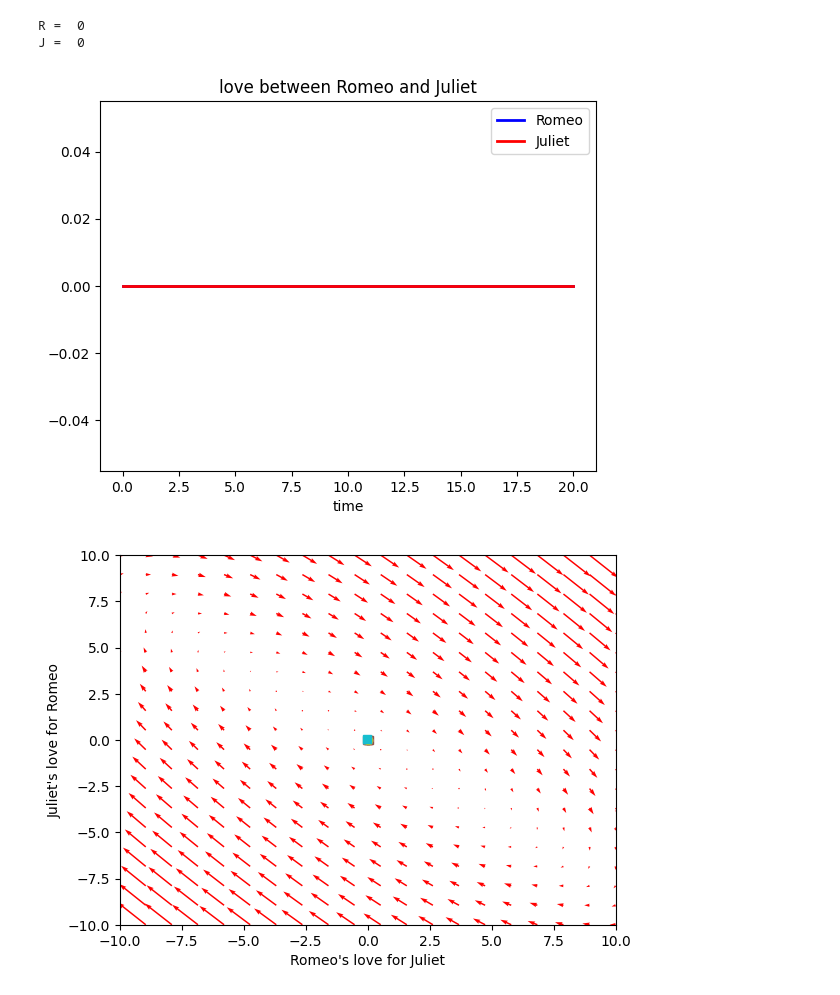
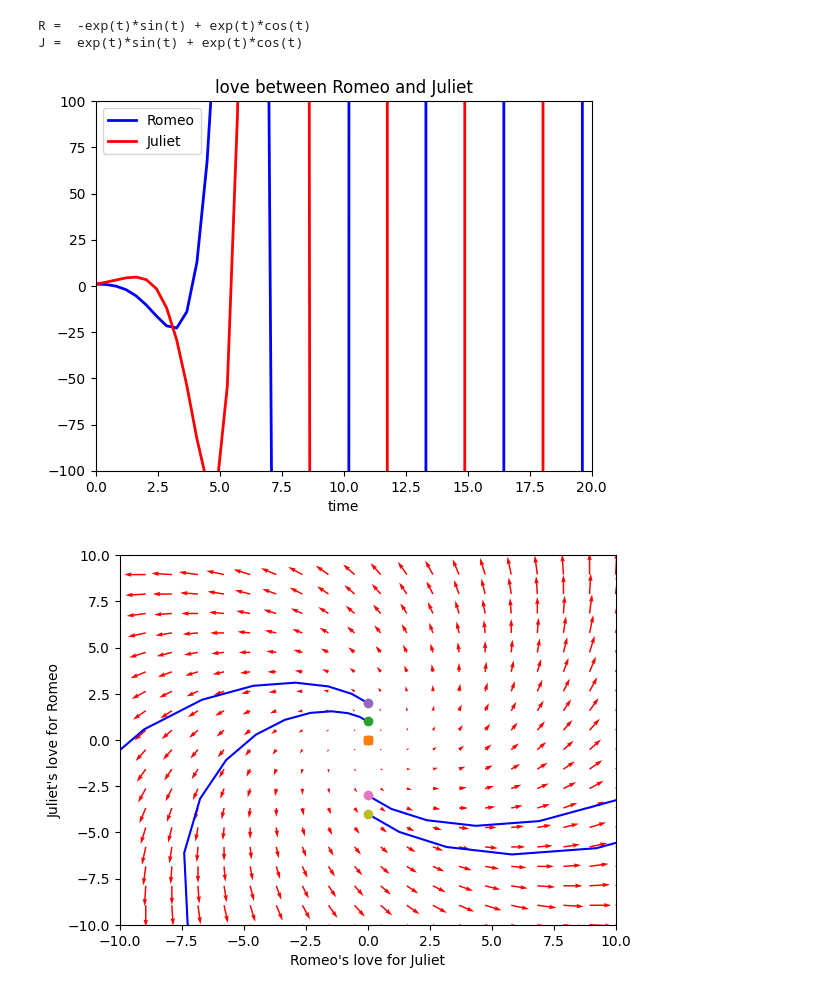
Before and after one commit to tangvanminh/ex2, a Jupyter notebook: t.ipynb, the cells around one changed output. Cells and saved outputs as stored; diff of their text form; code cells hidden in the pictures.

```diff
--- a/t.ipynb
+++ b/t.ipynb
@@ -7,9 +7,9 @@ from scipy.integrate import odeint
 
 def love(y, t):
     a = 1
-    b = 1
-    c = -1
-    d = -1
+    b = -2
+    c = -3
+    d = -4
     R = y[0]
     J = y[1]
     dRdt = a*R+b*J
@@ -58,12 +58,19 @@ from scipy.integrate import odeint
 import numpy as np
 import matplotlib.pyplot as plt
 from sympy import Symbol, Function, Derivative, Eq, dsolve, solve
-a = int(input("a = "))
-b = int(input("b = "))
-c = int(input("c = "))
-d = int(input("d = "))
-r0 = int(input("r0 = "))
-j0 = int(input("j0 = "))
+# a = int(input("a = "))
+# b = int(input("b = "))
+# c = int(input("c = "))
+# d = int(input("d = "))
+# r0 = int(input("r0 = "))
+# j0 = int(input("j0 = "))
+
+a = 1
+b = -1
+c = 1
+d = 1
+r0 = 1
+j0 = 1
 
 t = Symbol('t')
 r = Function('r')(t)
@@ -80,7 +87,7 @@ j = s[1].subs(constants)
 r = r.rhs
 j = j.rhs
 print("R = ", r)
-print("J = ", r)
+print("J = ", j)
 
 
 def love(y, t):
@@ -104,6 +111,8 @@ plt.xlabel("time")
 # plt.ylabel("y[R,J]")
 plt.title("love between Romeo and Juliet")
 plt.legend(["Romeo","Juliet"])
+plt.xlim([0, 20])
+plt.ylim([-100, 100])
 plt.savefig('images/plot.png')
 plt.show()
 
@@ -119,38 +128,38 @@ u, v = np.zeros(Y1.shape), np.zeros(Y2.shape)
 NI, NJ = Y1.shape
 
 for i in range(NI):
     for j in range(NJ):
         x = Y1[i, j]
         y = Y2[i, j]
         yprime = love([x, y], t)
         u[i,j] = yprime[0]
         v[i,j] = yprime[1]
 
 
 Q = plt.quiver(Y1, Y2, u, v, color='r')
 
 plt.xlabel('Romeo\'s love for Juliet')
 plt.ylabel('Juliet\'s love for Romeo')
 plt.xlim([-10, 10])
 plt.ylim([-10, 10])
 
 
-for y20 in [0, 0.01, 0.02, -0.01, -0.02]:
+for y20 in [0, 1, 2, -3, -4]:
     tspan = np.linspace(0, 50, 200)
     y0 = [0, y20]
     ys = odeint(love, y0, tspan)
     plt.plot(ys[:,0], ys[:,1], 'b-') # path
     plt.plot([ys[0,0]], [ys[0,1]], 'o') # start
     plt.plot([ys[-1,0]], [ys[-1,1]], 's') # end
 
 
 plt.savefig('images/phase-portrait-2.png')
 plt.show()
 # %% [output]
-R =  0
-J =  0
+R =  -exp(t)*sin(t) + exp(t)*cos(t)
+J =  exp(t)*sin(t) + exp(t)*cos(t)
-[figure, old version]
+[figure, new version]
-[figure, old version]
+[figure, new version]
 # %%
 #!python
 from numpy import *
```
Also changed, not shown: parts of 2 cells of this notebook, 2 other files.
